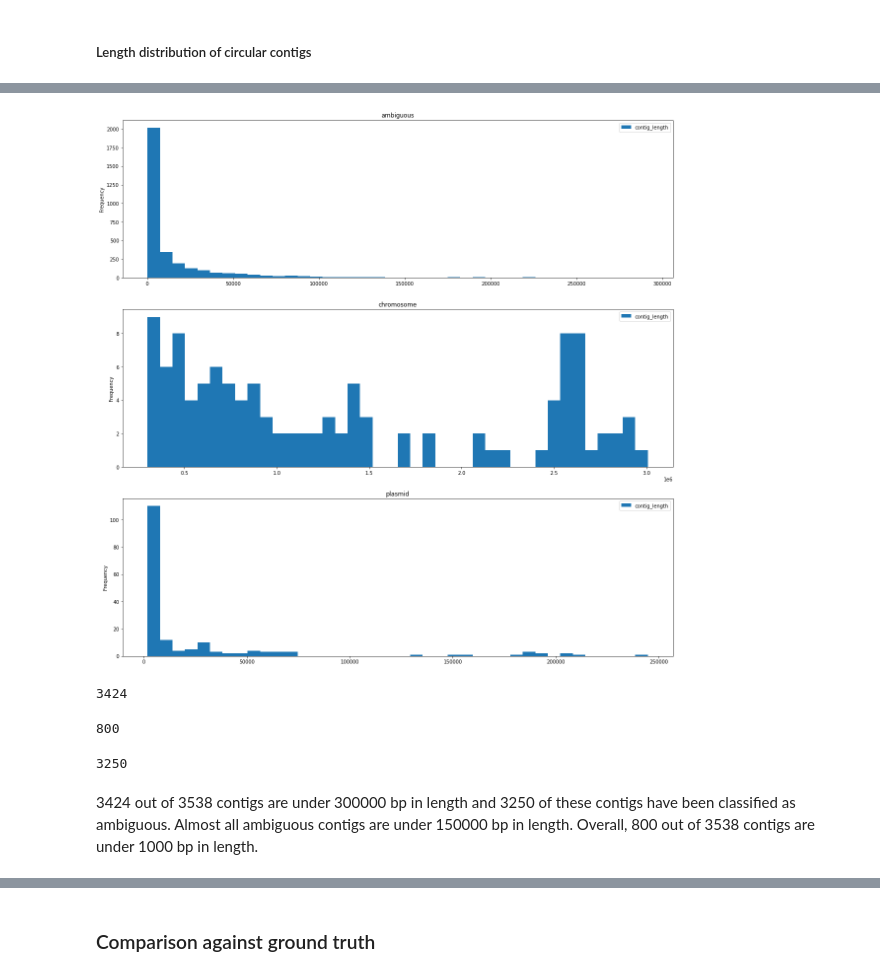
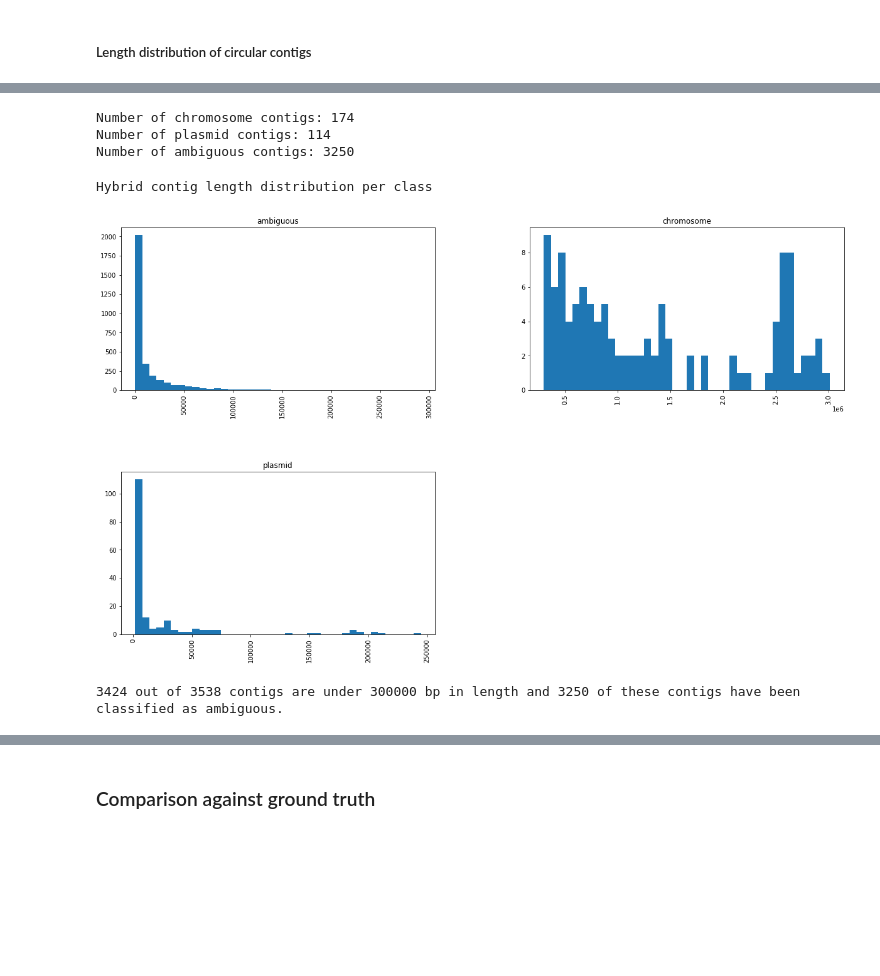
Before and after one commit to cchauve/CompMath-Day-2023, a Jupyter notebook: doc/Hybrid_contig_comparison_summary.ipynb, the cells around one changed output, grey strips where cells are left out. Saved outputs shown, nothing was run; the diff lists cells and outputs as text; code cells hidden in the pictures; blank space fills up the shorter version.

```diff
--- a/doc/Hybrid_contig_comparison_summary.ipynb
+++ b/doc/Hybrid_contig_comparison_summary.ipynb
@@ -210,0 +166,11 @@ Thus, 59 isolates contain contigs that have been classified as plasmids using th
+# %%
+def split_by_threshold(L, df):
+    PLS_NB = df[(df['contig_length'] <= L) & (df['circularity'] == 1)].shape[0]
+    CHR_NB = df[df['contig_length'] > L].shape[0]
+    AMB_NB = df.shape[0] - PLS_NB - CHR_NB
+    return CHR_NB, PLS_NB, AMB_NB
+
+M = 100000
+R = 20
+print(f'Length thresholds from {M} to {R*M} (bp) in multiples of {M}')
+THRESHOLDS = np.array([i*100000 for i in range(1,21)])
@@ -210,0 +179,21 @@ Thus, 59 isolates contain contigs that have been classified as plasmids using th
+# %%
+EFAECALIS_CHR_BY_THRESHOLD, EFAECALIS_PLS_BY_THRESHOLD, EFAECALIS_AMB_BY_THRESHOLD = np.empty(20),np.empty(20),np.empty(20)
+
+for i in range(len(THRESHOLDS)):
+    L = THRESHOLDS[i]
+    CHR_NB, PLS_NB, AMB_NB = split_by_threshold(L, EFAECALIS_CONTIGS)
+    EFAECALIS_CHR_BY_THRESHOLD[i] = CHR_NB
+    EFAECALIS_PLS_BY_THRESHOLD[i] = PLS_NB
+    EFAECALIS_AMB_BY_THRESHOLD[i] = AMB_NB
+THR_LIST = [str(x) for x in THRESHOLDS]
+
+figure3 = plt.figure(figsize=(20,20))
+plt.bar(THR_LIST, EFAECALIS_CHR_BY_THRESHOLD, color='r')
+plt.bar(THR_LIST, EFAECALIS_PLS_BY_THRESHOLD, bottom=EFAECALIS_CHR_BY_THRESHOLD, color='b')
+plt.bar(THR_LIST, EFAECALIS_AMB_BY_THRESHOLD, bottom=EFAECALIS_CHR_BY_THRESHOLD+EFAECALIS_PLS_BY_THRESHOLD, color='y')
+
+plt.xlabel("Length threshold (bp)",fontsize=25)
+plt.ylabel("Number of contigs",fontsize=25)
+plt.legend(["Chromosome", "Plasmid", "Ambiguous"],fontsize=20)
+plt.title("Contigs labelled as chromosomes, plasmids and ambiguous by length threshold",fontsize=25)
+plt.show()
@@ -254,18 +279,24 @@ EFAECIUM_CONTIGS
+# %%
+EFAECIUM_PLASMID_NB = EFAECIUM_CONTIGS[EFAECIUM_CONTIGS['classification'] == 'chromosome'].shape[0]
+EFAECIUM_CHROM_NB = EFAECIUM_CONTIGS[EFAECIUM_CONTIGS['classification'] == 'plasmid'].shape[0]
+EFAECIUM_AMBIG_NB = EFAECIUM_CONTIGS[EFAECIUM_CONTIGS['classification'] == 'ambiguous'].shape[0]
+print(f'Number of chromosome contigs: {EFAECIUM_CHROM_NB}')
+print(f'Number of plasmid contigs: {EFAECIUM_PLASMID_NB}')
+print(f'Number of ambiguous contigs: {EFAECIUM_AMBIG_NB}')
+# %% [output]
+Number of chromosome contigs: 174
+Number of plasmid contigs: 114
+Number of ambiguous contigs: 3250
 # %%
-ax = EFAECIUM_CONTIGS.plot.hist(column=["contig_length"], by="classification", bins=40, figsize=(20, 20))
+EFAECIUM_CONTIGS_LEN = EFAECIUM_CONTIGS[['contig_length','classification']]
+print(f'Hybrid contig length distribution per class')
+figure7 = EFAECIUM_CONTIGS_LEN.hist(by="classification", bins=40, figsize=(20, 12))
 # %% [output]
+Hybrid contig length distribution per class
-[figure, old version]
+[figure, new version]
-# %%
-len(EFAECIUM_CONTIGS[(EFAECIUM_CONTIGS["contig_length"] <= 300000)])
-# %% [output]
-3424
-# %%
-len(EFAECIUM_CONTIGS[(EFAECIUM_CONTIGS["contig_length"] <= 1000)])
-# %% [output]
-800
-# %%
-len(EFAECIUM_CONTIGS[(EFAECIUM_CONTIGS["contig_length"] <= 300000) & (EFAECIUM_CONTIGS["classification"] == "ambiguous")])
-# %% [output]
-3250
-# %% [markdown]
-3424 out of 3538 contigs are under 300000 bp in length and 3250 of these contigs have been classified as ambiguous. Almost all ambiguous contigs are under 150000 bp in length. Overall, 800 out of 3538 contigs are under 1000 bp in length.
+# %%
+nb_short_contigs = len(EFAECIUM_CONTIGS[(EFAECIUM_CONTIGS["contig_length"] <= EFAECIUM_THRESHOLD)])
+nb_short_ambig_contigs = len(EFAECIUM_CONTIGS[(EFAECIUM_CONTIGS["contig_length"] <= EFAECIUM_THRESHOLD) & (EFAECIUM_CONTIGS['classification'] == 'ambiguous')])
+print(f'{nb_short_contigs} out of {EFAECIUM_CONTIGS_NB} contigs are under {EFAECIUM_THRESHOLD} bp in length and {nb_short_ambig_contigs} of these contigs have been classified as ambiguous.')
+# %% [output]
+3424 out of 3538 contigs are under 300000 bp in length and 3250 of these contigs have been classified as ambiguous.
```
Also changed, not shown: parts of 40 cells of this notebook.
